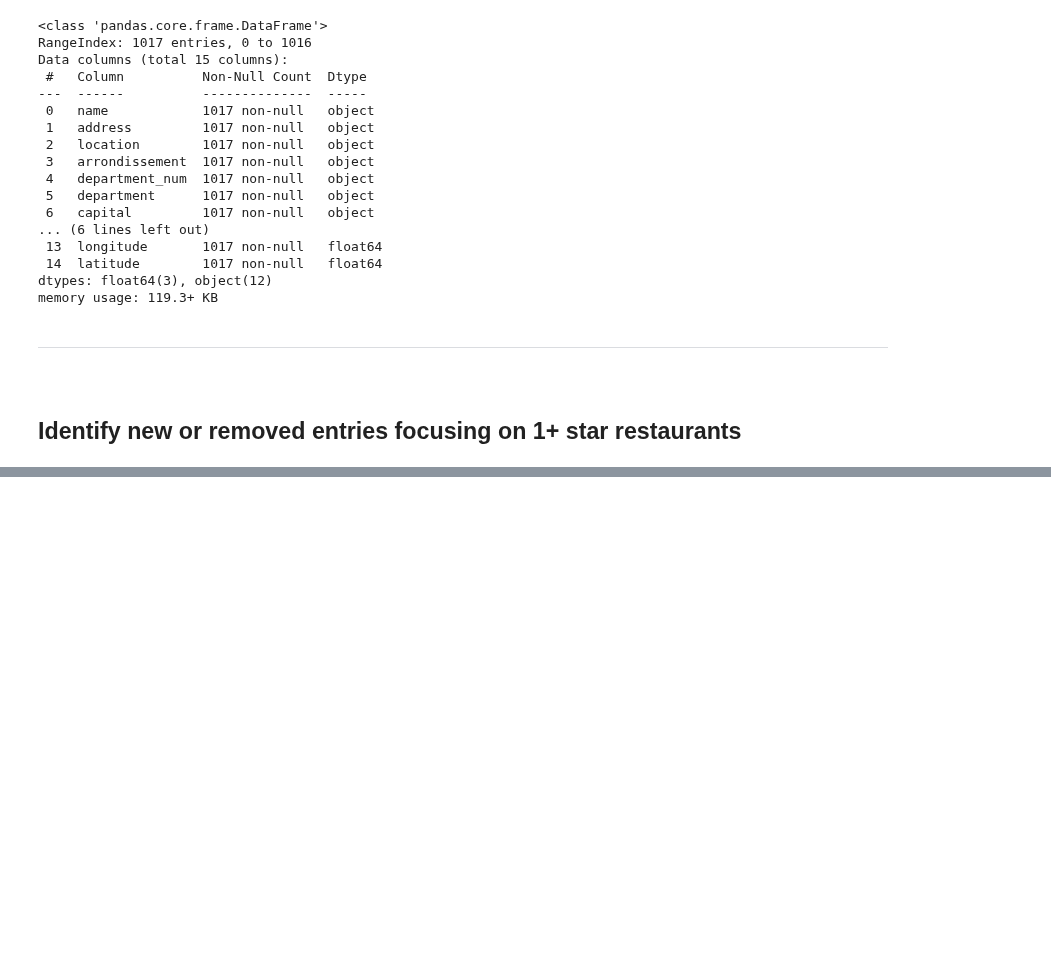
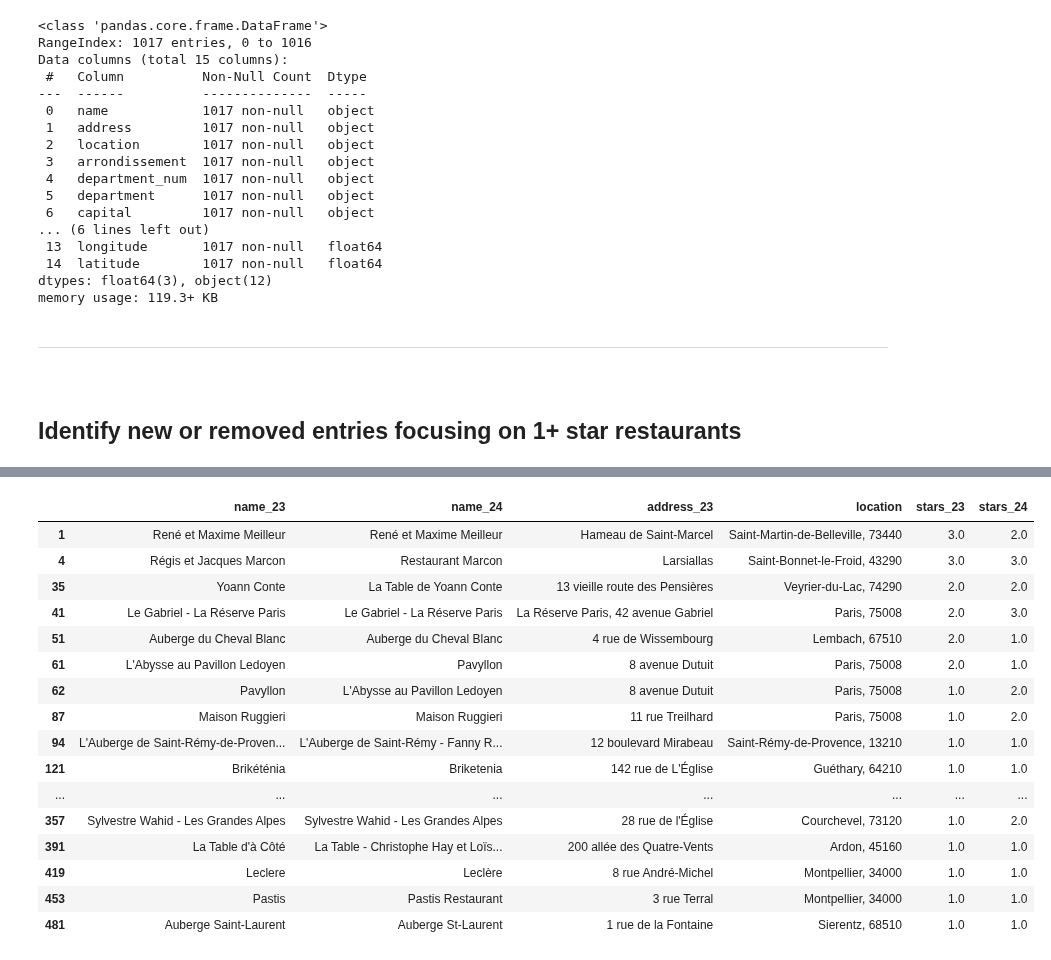
Before and after one commit to pineapple-bois/Michelin_Rated_Restaurants, a Jupyter notebook: Years/2024/Notebooks/France/France_Changes.ipynb, the cells around one changed output, grey strips where cells are left out. Cells and saved outputs as stored; diff of their text form; code cells hidden in the pictures; blank space fills up the shorter version.

```diff
--- a/Years/2024/Notebooks/France/France_Changes.ipynb
+++ b/Years/2024/Notebooks/France/France_Changes.ipynb
@@ -406,0 +94,20 @@ lost_stars
+# %%
+name_star_changes
+# %% [output]
+|  | name_23 | name_24 | address_23 | location | stars_23 | stars_24 |
+| 1 | René et Maxime Meilleur | René et Maxime Meilleur | Hameau de Saint-Marcel | Saint-Martin-de-Belleville, 73440 | 3.0 | 2.0 |
+| 4 | Régis et Jacques Marcon | Restaurant Marcon | Larsiallas | Saint-Bonnet-le-Froid, 43290 | 3.0 | 3.0 |
+| 35 | Yoann Conte | La Table de Yoann Conte | 13 vieille route des Pensières | Veyrier-du-Lac, 74290 | 2.0 | 2.0 |
+| 41 | Le Gabriel - La Réserve Paris | Le Gabriel - La Réserve Paris | La Réserve Paris, 42 avenue Gabriel | Paris, 75008 | 2.0 | 3.0 |
+| 51 | Auberge du Cheval Blanc | Auberge du Cheval Blanc | 4 rue de Wissembourg | Lembach, 67510 | 2.0 | 1.0 |
+| 61 | L'Abysse au Pavillon Ledoyen | Pavyllon | 8 avenue Dutuit | Paris, 75008 | 2.0 | 1.0 |
+| 62 | Pavyllon | L'Abysse au Pavillon Ledoyen | 8 avenue Dutuit | Paris, 75008 | 1.0 | 2.0 |
+| 87 | Maison Ruggieri | Maison Ruggieri | 11 rue Treilhard | Paris, 75008 | 1.0 | 2.0 |
+| 94 | L'Auberge de Saint-Rémy-de-Proven... | L'Auberge de Saint-Rémy - Fanny R... | 12 boulevard Mirabeau | Saint-Rémy-de-Provence, 13210 | 1.0 | 1.0 |
+| 121 | Brikéténia | Briketenia | 142 rue de L'Église | Guéthary, 64210 | 1.0 | 1.0 |
+| ... | ... | ... | ... | ... | ... | ... |
+| 357 | Sylvestre Wahid - Les Grandes Alpes | Sylvestre Wahid - Les Grandes Alpes | 28 rue de l'Église | Courchevel, 73120 | 1.0 | 2.0 |
+| 391 | La Table d'à Côté | La Table - Christophe Hay et Loïs... | 200 allée des Quatre-Vents | Ardon, 45160 | 1.0 | 1.0 |
+| 419 | Leclere | Leclère | 8 rue André-Michel | Montpellier, 34000 | 1.0 | 1.0 |
+| 453 | Pastis | Pastis Restaurant | 3 rue Terral | Montpellier, 34000 | 1.0 | 1.0 |
+| 481 | Auberge Saint-Laurent | Auberge St-Laurent | 1 rue de la Fontaine | Sierentz, 68510 | 1.0 | 1.0 |
```
Also changed, not shown: parts of 72 cells of this notebook.
